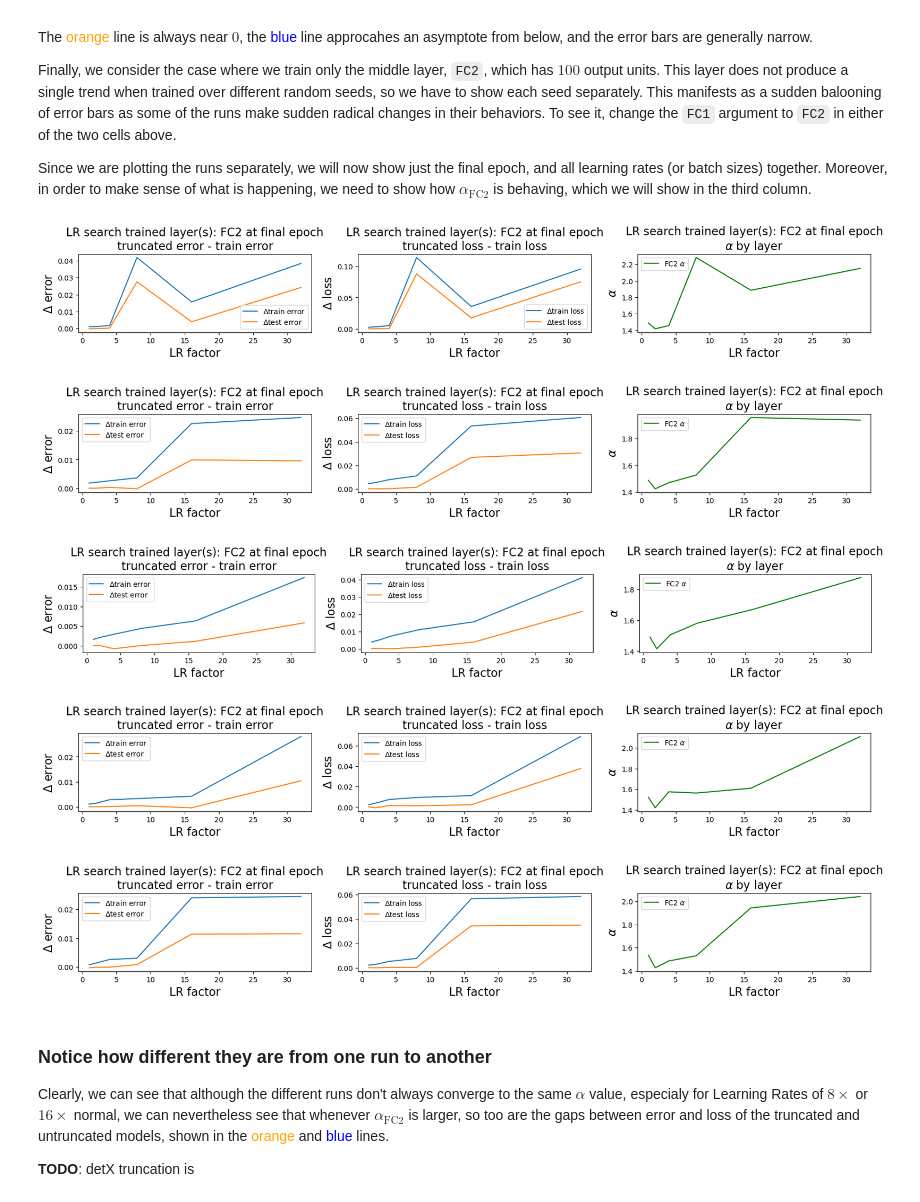
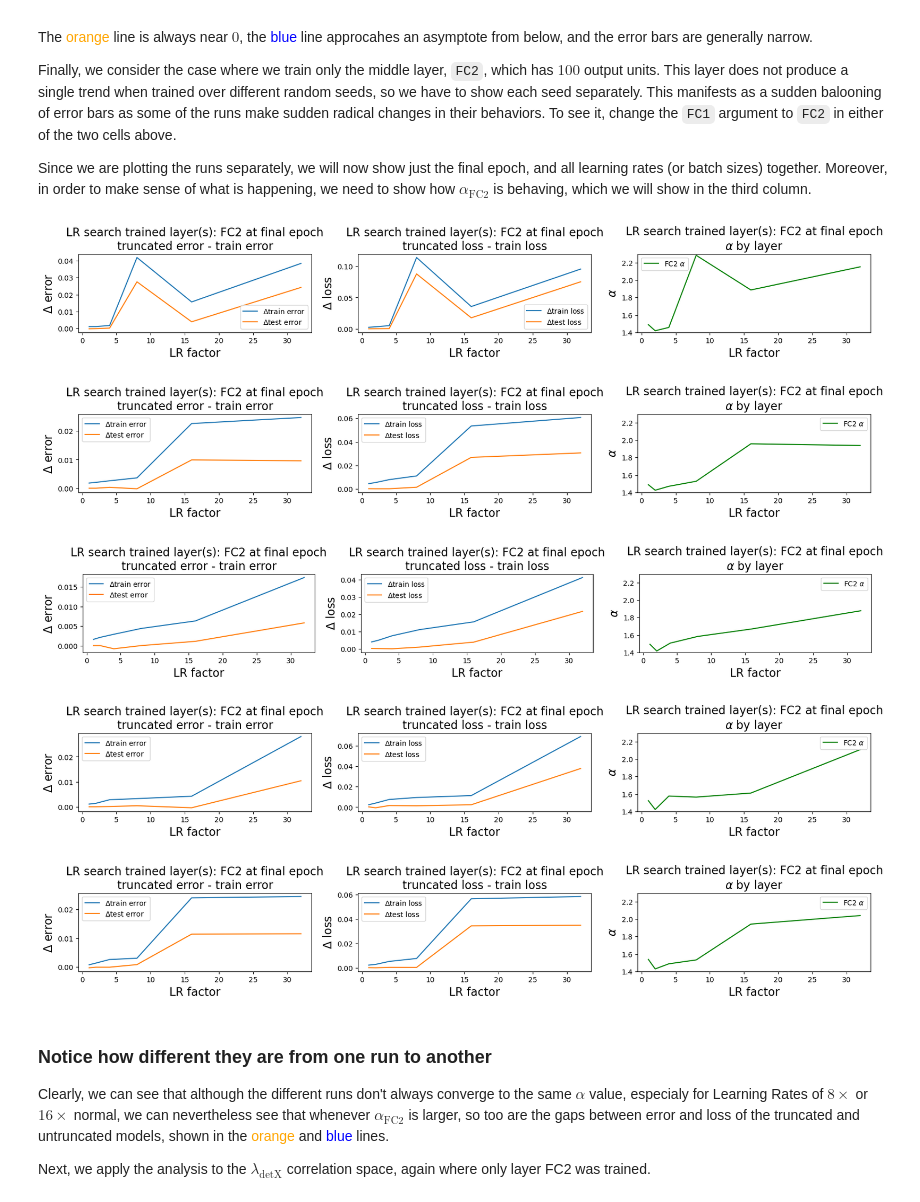
Before and after one commit to charlesmartin14/SETOL_experiments, a Jupyter notebook: notebooks/WW_MLP3_Analysis_Effective_Correlation_Space.ipynb, the cells around one changed output. Cells and saved outputs as stored; diff of their text form; code cells hidden in the pictures.

Commit message:
Added more plots showing alpha vs. error gap

```diff
--- a/notebooks/WW_MLP3_Analysis_Effective_Correlation_Space.ipynb
+++ b/notebooks/WW_MLP3_Analysis_Effective_Correlation_Space.ipynb
@@ -135,25 +135,22 @@ Finally, we consider the case where we train only the middle layer, `FC2`, which
 
 Since we are plotting the runs separately, we will now show just the final epoch, and all learning rates (or batch sizes) together. Moreover, in order to make sense of what is happening, we need to show how $\alpha_\mbox{FC2}$ is behaving, which we will show in the third column.
 # %%
-from importlib import reload
-import plot_utils
-reload(plot_utils)
-
-from plot_utils import plot_truncated_errors
+from plot_utils import plot_truncated_errors_by_scales
+DS = "MNIST"
 search_param = "LR"
 
 for run in range(5):
-  plot_truncated_errors(DS, "FC2", search_param, range(6), [run], XMIN=True)
+  plot_truncated_errors_by_scales(DS, "FC2", search_param, range(6), [run], XMIN=True)
 # %% [output]
 [figure]
-[figure, old version]
+[figure, new version]
-[figure, old version]
+[figure, new version]
-[figure, old version]
+[figure, new version]
-[figure, old version]
+[figure, new version]
 # %% [markdown]
 ### Notice how different they are from one run to another
 
 Clearly, we can see that although the different runs don't always converge to the same $\alpha$ value, especialy for Learning Rates of $8\times$ or $16\times$ normal, we can nevertheless see that whenever $\alpha_\mbox{FC2}$ is larger, so too are the gaps between error and loss of the truncated and untruncated models, shown in the <font color="orange">orange</font> and <font color="blue">blue</font> lines.
 
-**TODO**: detX truncation is
+Next, we apply the analysis to the $\lambda_\mbox{detX}$ correlation space, again where only layer FC2 was trained.
 # %%
```
Also changed, not shown: parts of 7 cells of this notebook.
